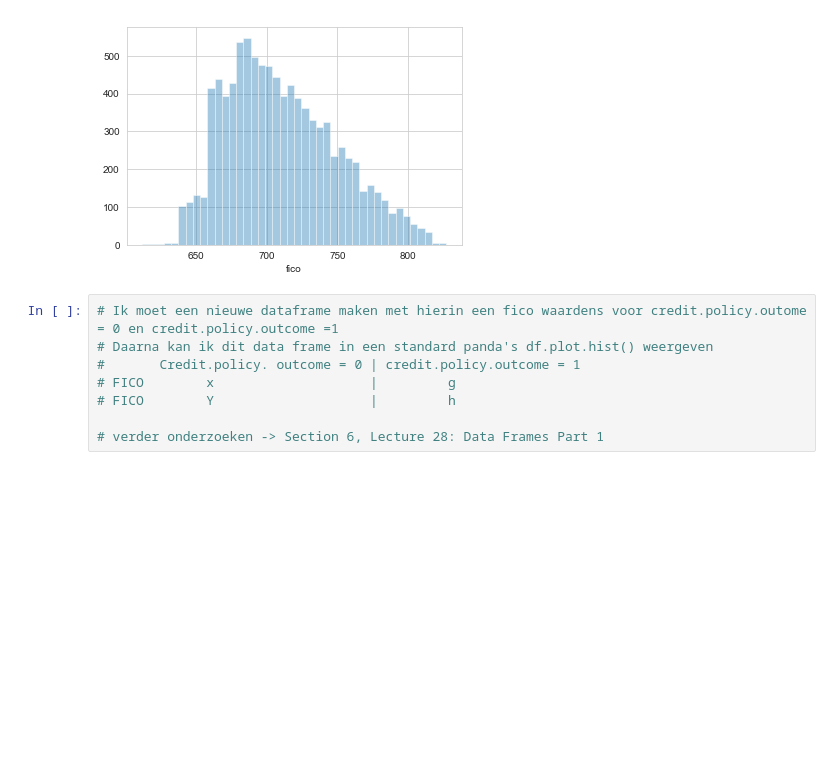
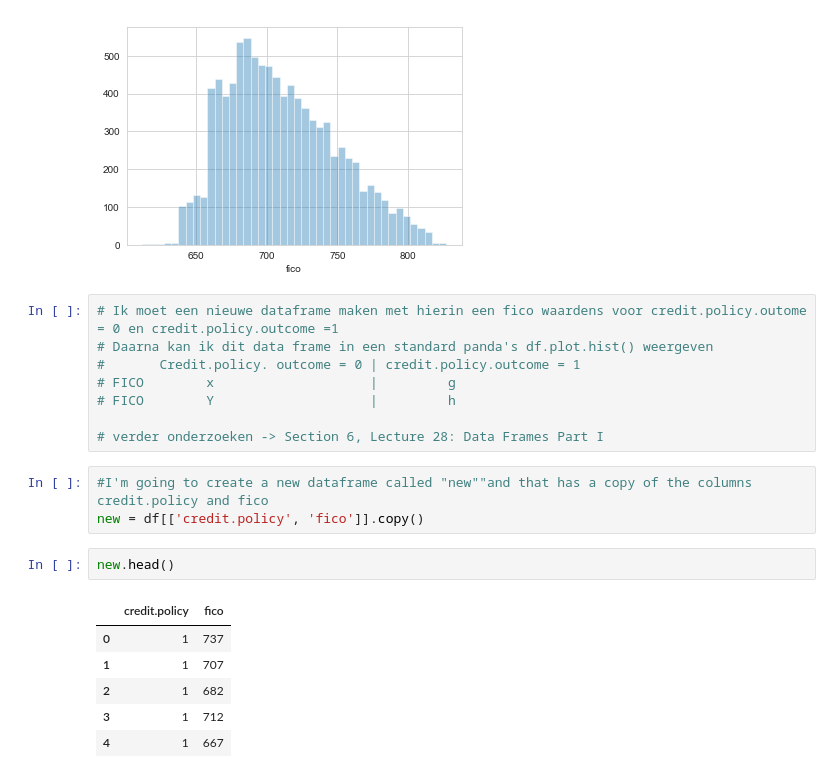
Before and after one commit to paauwp/Decision-Trees-and-Random-Forests-Lesson, a Jupyter notebook: My Decision Trees Project.ipynb, the cells around one changed output. Drawn from its saved outputs; the diff is of its cells as text; blank space fills up the shorter version.

```diff
--- a/My Decision Trees Project.ipynb
+++ b/My Decision Trees Project.ipynb
@@ -79,4 +79,16 @@ sns.distplot(df['fico'], kde=False)
 # FICO        x                    |         g
 # FICO        Y                    |         h
 
-# verder onderzoeken -> Section 6, Lecture 28: Data Frames Part 1
+# verder onderzoeken -> Section 6, Lecture 28: Data Frames Part I
+# %%
+#I'm going to create a new dataframe called "new""and that has a copy of the columns credit.policy and fico
+new = df[['credit.policy', 'fico']].copy()
+# %%
+new.head()
+# %% [output]
+|  | credit.policy | fico |
+| 0 | 1 | 737 |
+| 1 | 1 | 707 |
+| 2 | 1 | 682 |
+| 3 | 1 | 712 |
+| 4 | 1 | 667 |
```
